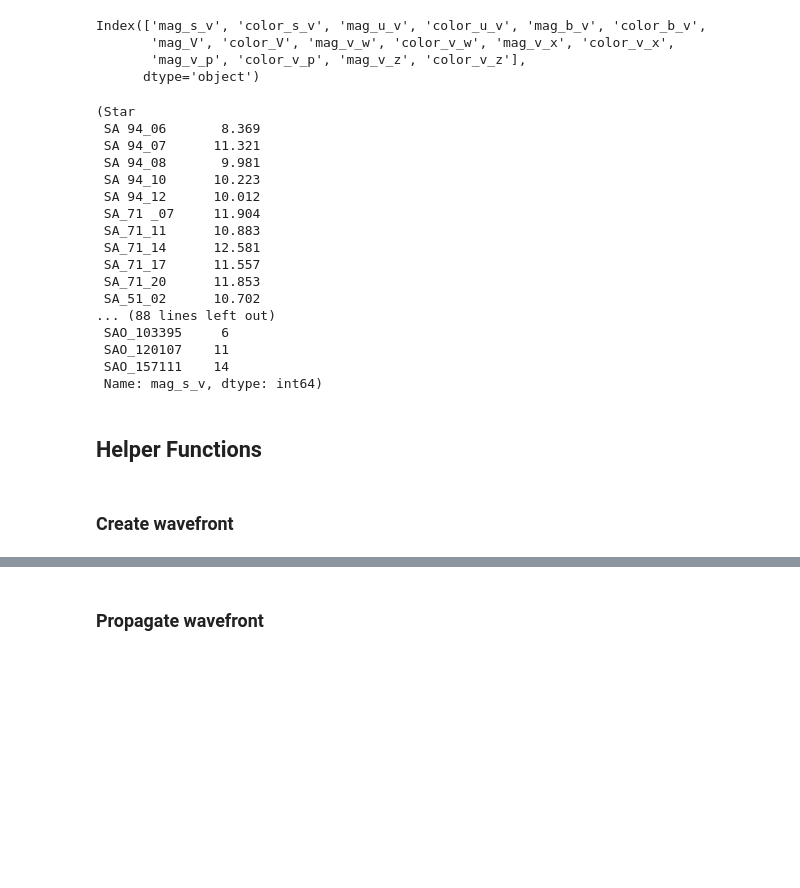
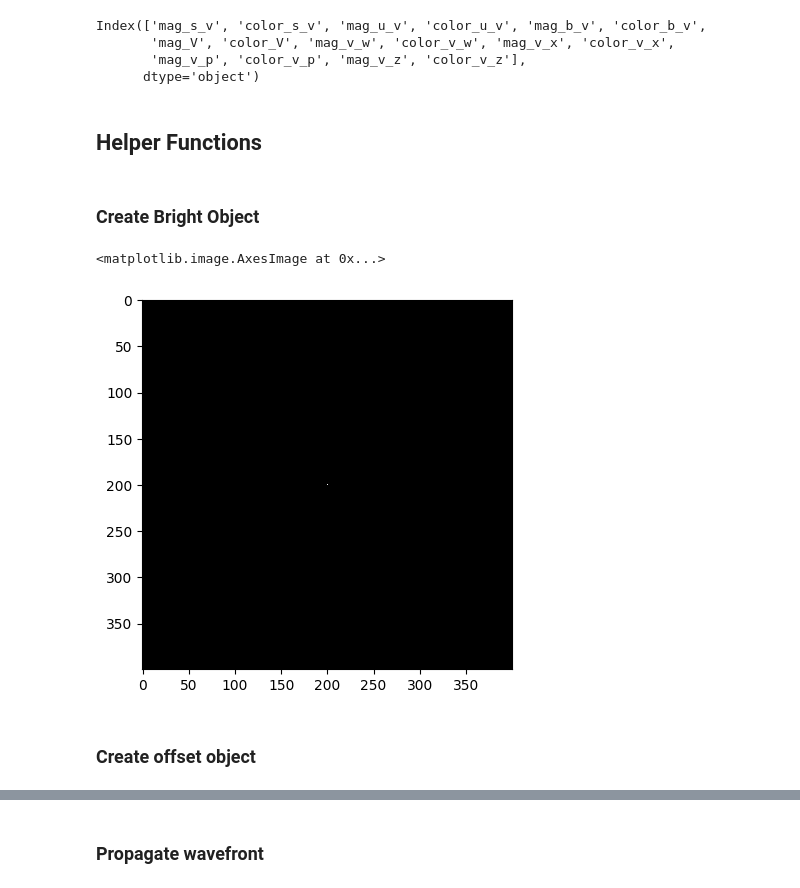
Before and after one commit to medrante/spectral_project, a Jupyter notebook: spectral_project_github.ipynb, the cells around one changed output, grey strips where cells are left out. Drawn from its saved outputs; the diff is of its cells as text; code cells hidden in the pictures; blank space fills up the shorter version.

```diff
--- a/spectral_project_github.ipynb
+++ b/spectral_project_github.ipynb
@@ -66,23 +71,3 @@ Index(['mag_s_v', 'color_s_v', 'mag_u_v', 'color_u_v', 'mag_b_v', 'color_b_v',
 # %%
 s_wlen = df['color_V'] + df['color_s_v']
 s_mag = df['mag_s_v']
-# %%
-s_wlen, s_mag
-# %% [output]
-(Star
- SA 94_06       8.369
- SA 94_07      11.321
- SA 94_08       9.981
- SA 94_10      10.223
- SA 94_12      10.012
- SA_71 _07     11.904
- SA_71_11      10.883
- SA_71_14      12.581
- SA_71_17      11.557
- SA_71_20      11.853
- SA_51_02      10.702
-... (88 lines left out)
- SAO_103395     6
- SAO_120107    11
- SAO_157111    14
- Name: mag_s_v, dtype: int64)
@@ -89,4 +76,20 @@ s_wlen, s_mag
 # %% [markdown]
 ## Helper Functions
 # %% [markdown]
-### Create wavefront
+### Create Bright Object
+# %%
+f_res = 400
+
+# 1. create image of size 400 pixels
+B = np.zeros([f_res]*2, dtype = 'float')
+# plt.imshow(B, cmap='gray')
+
+# 2. Add the bright object
+mid = int(f_res/2)
+B[mid, mid] = 1
+plt.imshow(B, cmap='gray')
+# %% [output]
+<matplotlib.image.AxesImage at 0x...>
+[figure, added]
+# %% [markdown]
+### Create offset object
```
Also changed, not shown: parts of 14 cells of this notebook.
